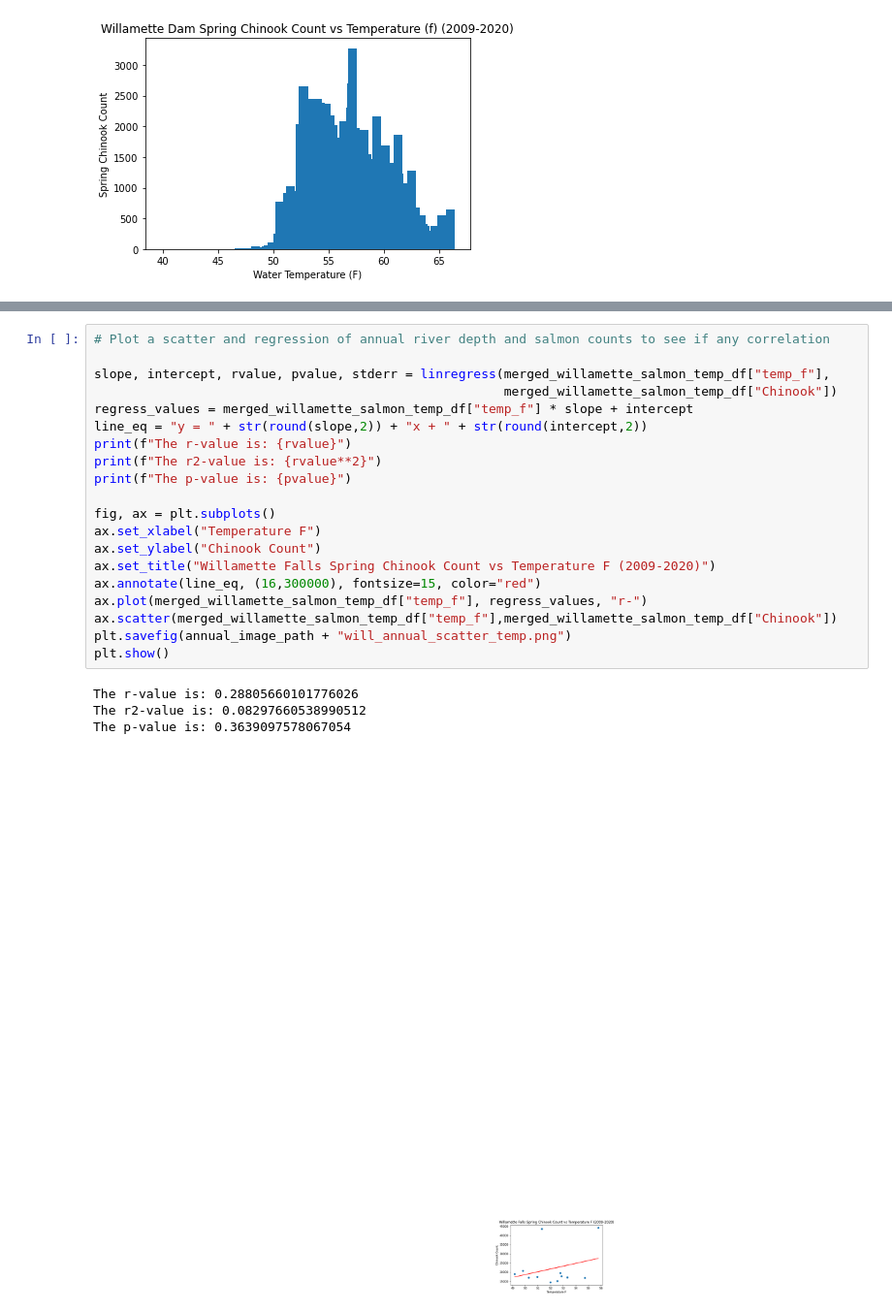
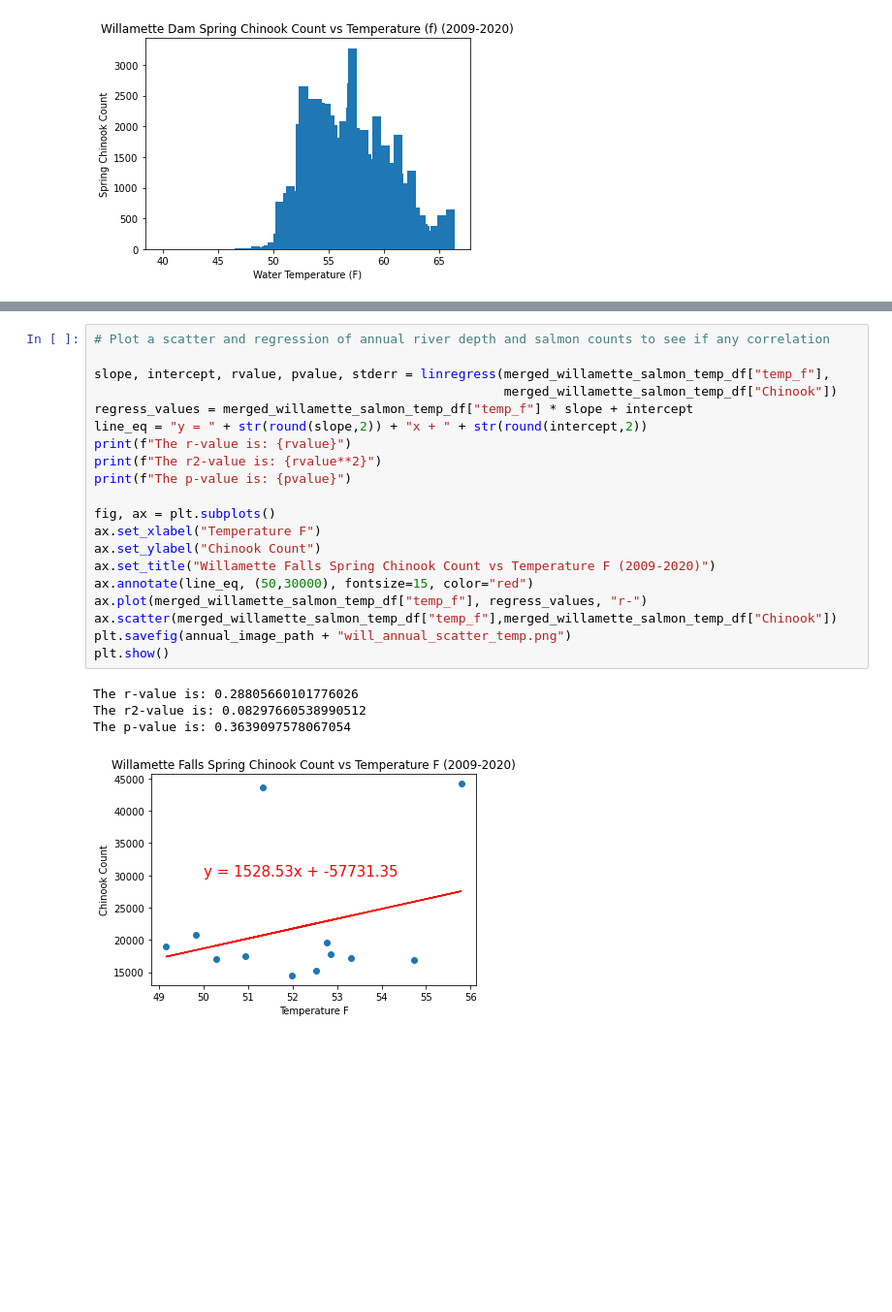
Before and after one commit to jayhjman/bootcamp-project1, a Jupyter notebook: final_willamette.ipynb, the cells around one changed output, grey strips where cells are left out. Shown at 97% size. Cells and saved outputs as stored; diff of their text form; blank space fills up the shorter version.

```diff
--- a/final_willamette.ipynb
+++ b/final_willamette.ipynb
@@ -496,25 +496,25 @@ The p-value is: 2.5054640725758246e-76
 # %%
 # Plot a scatter and regression of annual river depth and salmon counts to see if any correlation
 
 slope, intercept, rvalue, pvalue, stderr = linregress(merged_willamette_salmon_temp_df["temp_f"],
                                                       merged_willamette_salmon_temp_df["Chinook"])
 regress_values = merged_willamette_salmon_temp_df["temp_f"] * slope + intercept
 line_eq = "y = " + str(round(slope,2)) + "x + " + str(round(intercept,2))
 print(f"The r-value is: {rvalue}")
 print(f"The r2-value is: {rvalue**2}")
 print(f"The p-value is: {pvalue}")
 
 fig, ax = plt.subplots()
 ax.set_xlabel("Temperature F")
 ax.set_ylabel("Chinook Count")
 ax.set_title("Willamette Falls Spring Chinook Count vs Temperature F (2009-2020)")
-ax.annotate(line_eq, (16,300000), fontsize=15, color="red")
+ax.annotate(line_eq, (50,30000), fontsize=15, color="red")
 ax.plot(merged_willamette_salmon_temp_df["temp_f"], regress_values, "r-")
 ax.scatter(merged_willamette_salmon_temp_df["temp_f"],merged_willamette_salmon_temp_df["Chinook"])
 plt.savefig(annual_image_path + "will_annual_scatter_temp.png")
 plt.show()
 # %% [output]
 The r-value is: 0.28805660101776026
 The r2-value is: 0.08297660538990512
 The p-value is: 0.3639097578067054
-[figure, old version]
+[figure, new version]
```
Also changed, not shown: parts of 3 cells of this notebook, 3 other files.
